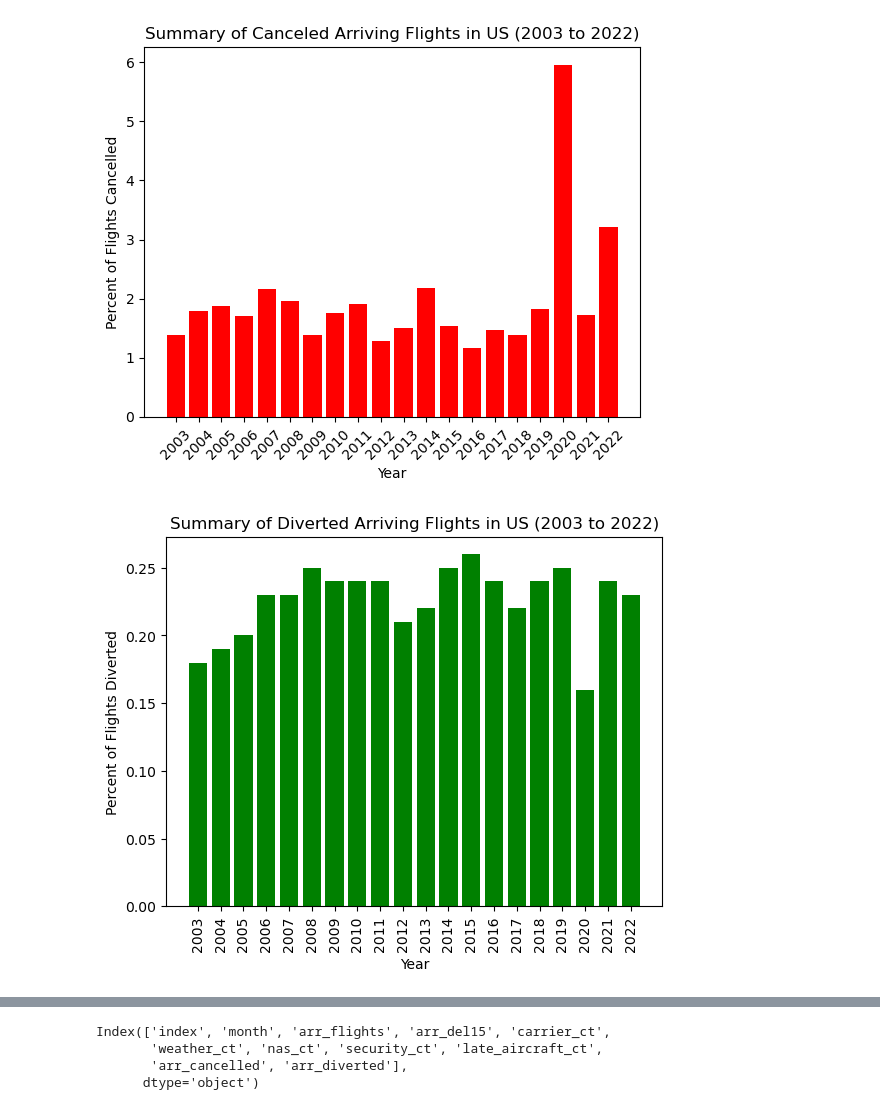
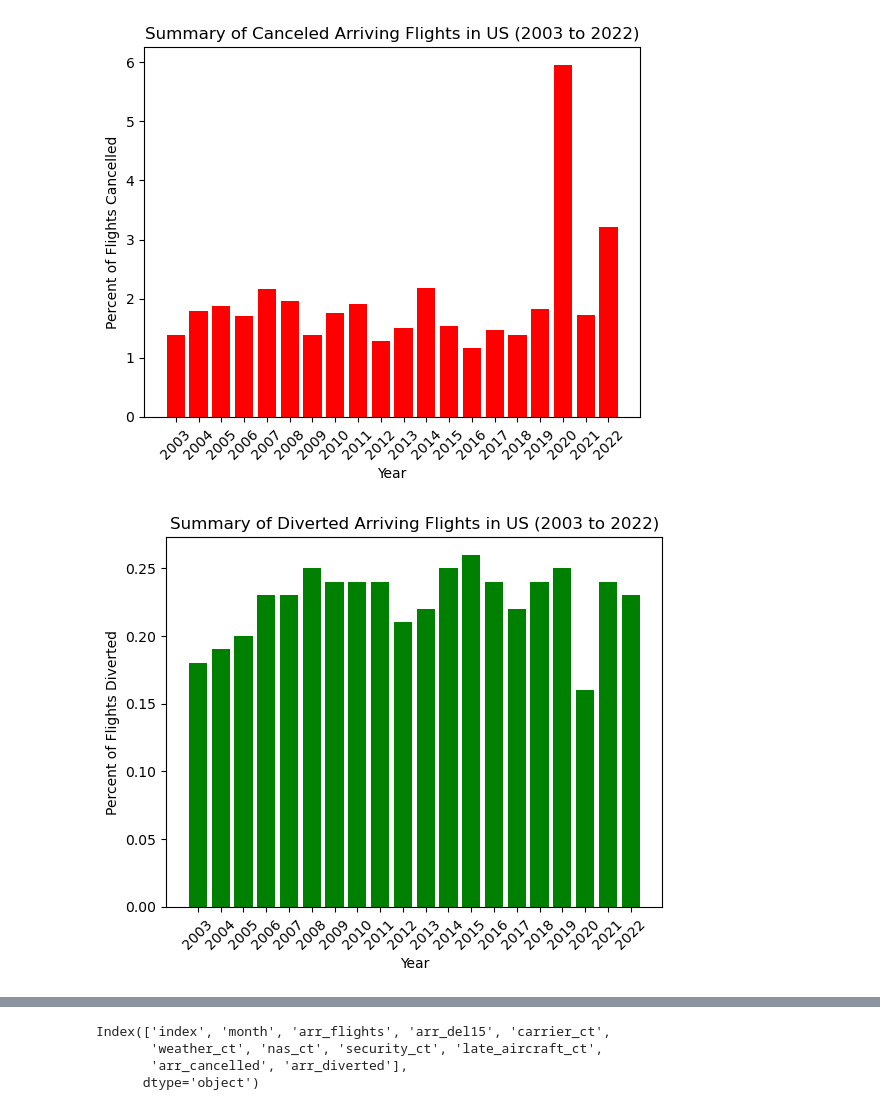
Before and after one commit to Tawn-Scotton/Team_3_Project_1, a Jupyter notebook: ProjectAirlineDelay.ipynb, the cells around one changed output, grey strips where cells are left out. Drawn from its saved outputs; the diff is of its cells as text; code cells hidden in the pictures.

```diff
--- a/ProjectAirlineDelay.ipynb
+++ b/ProjectAirlineDelay.ipynb
@@ -90,7 +90,7 @@ dtype: object
 # arr_diverted / arr_flights show as %
 
 #Refined entire dataset to "Year","arr_flights","arr_del15","arr_cancelled","arr_diverted"
-df2_AirlineDelayCleanDS_Status = df_AirlineDelayCleanDS[["Year","arr_flights","arr_del15","arr_cancelled","arr_diverted"]]
+df2_AirlineDelayCleanDS_Status = df_AirlineDelayCleanDS[["Year","arr_flights","arr_del15","arr_cancelled","arr_diverted","weather_ct"]]
 
 #Aggregated Data by Year
 df2_AirlineDelayCleanDS_Status_Rollup = df2_AirlineDelayCleanDS_Status.groupby(["Year"]).sum()
@@ -105,6 +105,13 @@ df2_AirlineDelayCleanDS_Status_Rollup["% Delayed"] = round(df2_AirlineDelay_ArrD
 df2_AirlineDelayCleanDS_Status_Rollup["% Cancelled"] = round(df2_AirlineDelay_ArrCancel,2)
 df2_AirlineDelayCleanDS_Status_Rollup["% Diverted"] = round(df2_AirlineDelay_diverted,2)
 
+df2_AirlineDelayCleanDS_Status_Rollup = df2_AirlineDelayCleanDS_Status_Rollup.rename(columns={"arr_flights": "Arrived"})
+df2_AirlineDelayCleanDS_Status_Rollup = df2_AirlineDelayCleanDS_Status_Rollup.rename(columns={"arr_del15": "Delayed"})
+df2_AirlineDelayCleanDS_Status_Rollup = df2_AirlineDelayCleanDS_Status_Rollup.rename(columns={"arr_cancelled": "Cancelled"})
+df2_AirlineDelayCleanDS_Status_Rollup = df2_AirlineDelayCleanDS_Status_Rollup.rename(columns={"arr_diverted": "Diverted"})
+df2_AirlineDelayCleanDS_Status_Rollup = df2_AirlineDelayCleanDS_Status_Rollup.rename(columns={"weather_ct": "# Delay Weather"})
+
+
 print(f"---Summary of Delayed, Cancelled and Diverted Arriving Flights in US (2003 to 2022)---")
 df2_AirlineDelayCleanDS_Status_Rollup
 # df_AirlineDelayNASConvertToHrs= df_AirlineDelayTotalMins5CarrMaxYr['nas_delay']/60
@@ -174,25 +181,25 @@ plt.show()
 # %%
 # Bar chart of the Percent Diverted column
 All_Years_string = ["2003","2004","2005","2006","2007", "2008", "2009", "2010", "2011", "2012", "2013", "2014", "2015", "2016", "2017", "2018", "2019", "2020", "2021", "2022"]
 AllYears = [int(i) for i in All_Years_string]
 
 hd = df2_AirlineDelayCleanDS_Status_Rollup["% Diverted"]
 y_axis = np.arange(len(hd))
 plt.bar(AllYears,hd,width=0.8, bottom=None, color='g', align='center')
 
 
 # Include plot title and axis labels
 plt.title("Summary of Diverted Arriving Flights in US (2003 to 2022)")
 plt.xlabel("Year")
 plt.ylabel("Percent of Flights Diverted")
 plt.xticks(range(2003,2023))
-plt.xticks(rotation=90)
+plt.xticks(rotation=45)
 
 plt.show()
 
 # TO BE DISCUSSED AT PRESENTATION.  Graph automatically sets the y-axis
 # %% [output]
-[figure, old version]
+[figure, new version]
 # %%
 ##Total # of Delayed/Cancelled/Diverted Flights for all years for all carriers
 print(f"---------------------Summary of Delayed, Cancelled and Diverted Arriving Flights in US (2018 to 2022)-----------")
```
Also changed, not shown: parts of 27 cells of this notebook, 2 other files.
